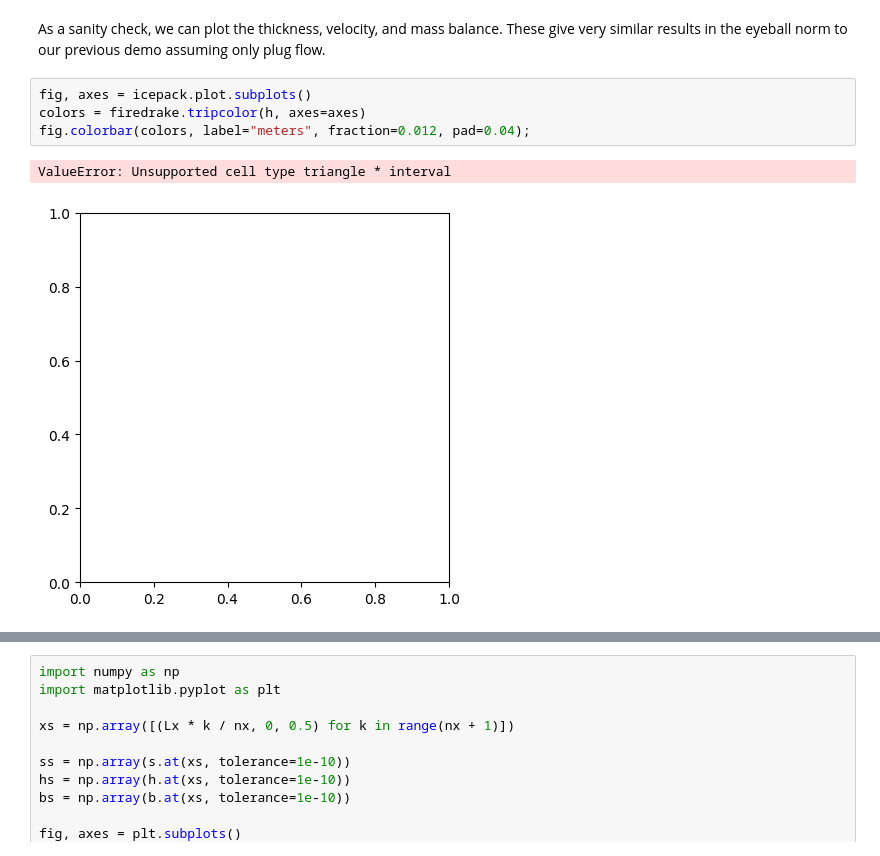
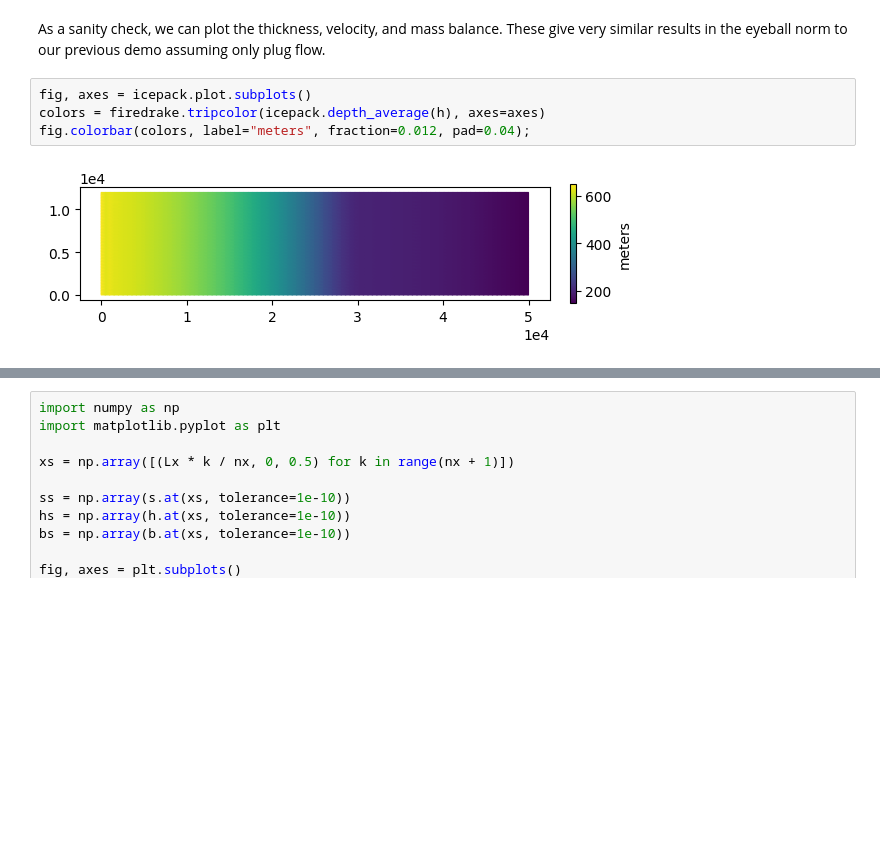
Before and after one commit to icepack/icepack.github.io, a Jupyter notebook: notebooks/tutorials/06-hybrid-ice-stream-xyz/index.ipynb, the cells around one changed output, grey strips where cells are left out. Cells and saved outputs as stored; diff of their text form; blank space fills up the shorter version.

```diff
--- a/notebooks/tutorials/06-hybrid-ice-stream-xyz/index.ipynb
+++ b/notebooks/tutorials/06-hybrid-ice-stream-xyz/index.ipynb
@@ -166,10 +165,9 @@ As a sanity check, we can plot the thickness, velocity, and mass balance.
 These give very similar results in the eyeball norm to our previous demo assuming only plug flow.
 # %%
 fig, axes = icepack.plot.subplots()
-colors = firedrake.tripcolor(h, axes=axes)
+colors = firedrake.tripcolor(icepack.depth_average(h), axes=axes)
 fig.colorbar(colors, label="meters", fraction=0.012, pad=0.04);
 # %% [output]
-ValueError: Unsupported cell type triangle * interval
-[figure, old version]
+[figure, new version]
 # %%
 fig, axes = icepack.plot.subplots()
```
Also changed, not shown: parts of 6 cells of this notebook, 31 other files.
